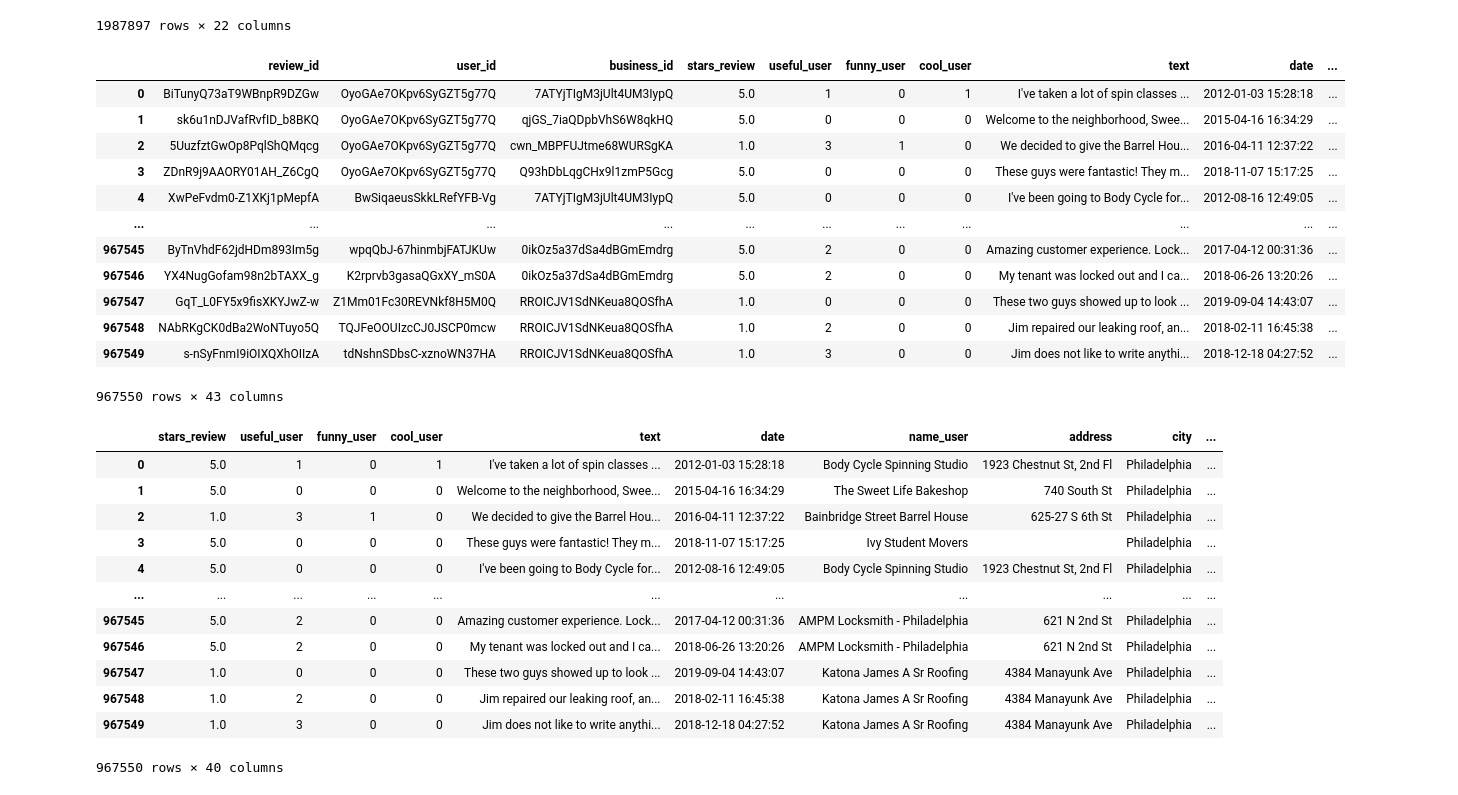
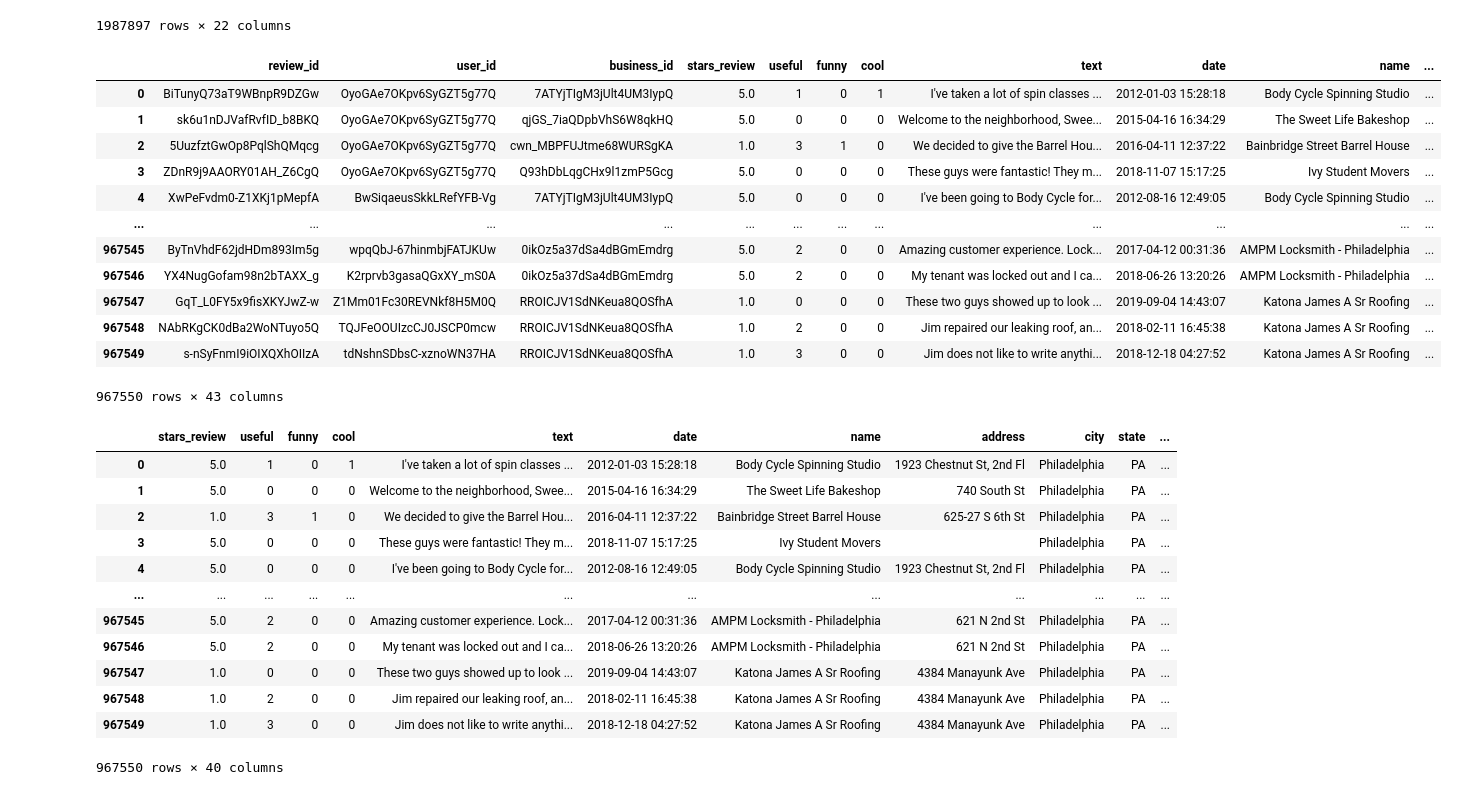
Before and after one commit to brookewu/4300Project, a Jupyter notebook: preliminary_work/data_cleaning.ipynb, the cells around one changed output. Saved outputs shown, nothing was run; the diff lists cells and outputs as text; code cells hidden in the pictures.

```diff
--- a/preliminary_work/data_cleaning.ipynb
+++ b/preliminary_work/data_cleaning.ipynb
@@ -106,38 +106,38 @@ user_df
 # %%
 user_df.to_csv("users.csv")
 # %%
-b_r_u_df = pd.merge(b_r_df, user_df, on="user_id", suffixes=("_user", ""))
+b_r_u_df = pd.merge(b_r_df, user_df, on="user_id", suffixes=("", "_user"))
 b_r_u_df
 # %% [output]
-|  | review_id | user_id | business_id | stars_review | useful_user | funny_user | cool_user | text | date | ... |
-| 0 | BiTunyQ73aT9WBnpR9DZGw | OyoGAe7OKpv6SyGZT5g77Q | 7ATYjTIgM3jUlt4UM3IypQ | 5.0 | 1 | 0 | 1 | I've taken a lot of spin classes ... | 2012-01-03 15:28:18 | ... |
-| 1 | sk6u1nDJVafRvfID_b8BKQ | OyoGAe7OKpv6SyGZT5g77Q | qjGS_7iaQDpbVhS6W8qkHQ | 5.0 | 0 | 0 | 0 | Welcome to the neighborhood, Swee... | 2015-04-16 16:34:29 | ... |
-| 2 | 5UuzfztGwOp8PqlShQMqcg | OyoGAe7OKpv6SyGZT5g77Q | cwn_MBPFUJtme68WURSgKA | 1.0 | 3 | 1 | 0 | We decided to give the Barrel Hou... | 2016-04-11 12:37:22 | ... |
-| 3 | ZDnR9j9AAORY01AH_Z6CgQ | OyoGAe7OKpv6SyGZT5g77Q | Q93hDbLqgCHx9l1zmP5Gcg | 5.0 | 0 | 0 | 0 | These guys were fantastic! They m... | 2018-11-07 15:17:25 | ... |
-| 4 | XwPeFvdm0-Z1XKj1pMepfA | BwSiqaeusSkkLRefYFB-Vg | 7ATYjTIgM3jUlt4UM3IypQ | 5.0 | 0 | 0 | 0 | I've been going to Body Cycle for... | 2012-08-16 12:49:05 | ... |
-| ... | ... | ... | ... | ... | ... | ... | ... | ... | ... | ... |
-| 967545 | ByTnVhdF62jdHDm893Im5g | wpqQbJ-67hinmbjFATJKUw | 0ikOz5a37dSa4dBGmEmdrg | 5.0 | 2 | 0 | 0 | Amazing customer experience. Lock... | 2017-04-12 00:31:36 | ... |
-| 967546 | YX4NugGofam98n2bTAXX_g | K2rprvb3gasaQGxXY_mS0A | 0ikOz5a37dSa4dBGmEmdrg | 5.0 | 2 | 0 | 0 | My tenant was locked out and I ca... | 2018-06-26 13:20:26 | ... |
-| 967547 | GqT_L0FY5x9fisXKYJwZ-w | Z1Mm01Fc30REVNkf8H5M0Q | RROICJV1SdNKeua8QOSfhA | 1.0 | 0 | 0 | 0 | These two guys showed up to look ... | 2019-09-04 14:43:07 | ... |
-| 967548 | NAbRKgCK0dBa2WoNTuyo5Q | TQJFeOOUIzcCJ0JSCP0mcw | RROICJV1SdNKeua8QOSfhA | 1.0 | 2 | 0 | 0 | Jim repaired our leaking roof, an... | 2018-02-11 16:45:38 | ... |
-| 967549 | s-nSyFnmI9iOIXQXhOIIzA | tdNshnSDbsC-xznoWN37HA | RROICJV1SdNKeua8QOSfhA | 1.0 | 3 | 0 | 0 | Jim does not like to write anythi... | 2018-12-18 04:27:52 | ... |
+|  | review_id | user_id | business_id | stars_review | useful | funny | cool | text | date | name | ... |
+| 0 | BiTunyQ73aT9WBnpR9DZGw | OyoGAe7OKpv6SyGZT5g77Q | 7ATYjTIgM3jUlt4UM3IypQ | 5.0 | 1 | 0 | 1 | I've taken a lot of spin classes ... | 2012-01-03 15:28:18 | Body Cycle Spinning Studio | ... |
+| 1 | sk6u1nDJVafRvfID_b8BKQ | OyoGAe7OKpv6SyGZT5g77Q | qjGS_7iaQDpbVhS6W8qkHQ | 5.0 | 0 | 0 | 0 | Welcome to the neighborhood, Swee... | 2015-04-16 16:34:29 | The Sweet Life Bakeshop | ... |
+| 2 | 5UuzfztGwOp8PqlShQMqcg | OyoGAe7OKpv6SyGZT5g77Q | cwn_MBPFUJtme68WURSgKA | 1.0 | 3 | 1 | 0 | We decided to give the Barrel Hou... | 2016-04-11 12:37:22 | Bainbridge Street Barrel House | ... |
+| 3 | ZDnR9j9AAORY01AH_Z6CgQ | OyoGAe7OKpv6SyGZT5g77Q | Q93hDbLqgCHx9l1zmP5Gcg | 5.0 | 0 | 0 | 0 | These guys were fantastic! They m... | 2018-11-07 15:17:25 | Ivy Student Movers | ... |
+| 4 | XwPeFvdm0-Z1XKj1pMepfA | BwSiqaeusSkkLRefYFB-Vg | 7ATYjTIgM3jUlt4UM3IypQ | 5.0 | 0 | 0 | 0 | I've been going to Body Cycle for... | 2012-08-16 12:49:05 | Body Cycle Spinning Studio | ... |
+| ... | ... | ... | ... | ... | ... | ... | ... | ... | ... | ... | ... |
+| 967545 | ByTnVhdF62jdHDm893Im5g | wpqQbJ-67hinmbjFATJKUw | 0ikOz5a37dSa4dBGmEmdrg | 5.0 | 2 | 0 | 0 | Amazing customer experience. Lock... | 2017-04-12 00:31:36 | AMPM Locksmith - Philadelphia | ... |
+| 967546 | YX4NugGofam98n2bTAXX_g | K2rprvb3gasaQGxXY_mS0A | 0ikOz5a37dSa4dBGmEmdrg | 5.0 | 2 | 0 | 0 | My tenant was locked out and I ca... | 2018-06-26 13:20:26 | AMPM Locksmith - Philadelphia | ... |
+| 967547 | GqT_L0FY5x9fisXKYJwZ-w | Z1Mm01Fc30REVNkf8H5M0Q | RROICJV1SdNKeua8QOSfhA | 1.0 | 0 | 0 | 0 | These two guys showed up to look ... | 2019-09-04 14:43:07 | Katona James A Sr Roofing | ... |
+| 967548 | NAbRKgCK0dBa2WoNTuyo5Q | TQJFeOOUIzcCJ0JSCP0mcw | RROICJV1SdNKeua8QOSfhA | 1.0 | 2 | 0 | 0 | Jim repaired our leaking roof, an... | 2018-02-11 16:45:38 | Katona James A Sr Roofing | ... |
+| 967549 | s-nSyFnmI9iOIXQXhOIIzA | tdNshnSDbsC-xznoWN37HA | RROICJV1SdNKeua8QOSfhA | 1.0 | 3 | 0 | 0 | Jim does not like to write anythi... | 2018-12-18 04:27:52 | Katona James A Sr Roofing | ... |
 967550 rows × 43 columns
 # %%
 final_cleaned = b_r_u_df.drop(["business_id", "user_id", "review_id"], axis=1)
 final_cleaned
 # %% [output]
-|  | stars_review | useful_user | funny_user | cool_user | text | date | name_user | address | city | ... |
-| 0 | 5.0 | 1 | 0 | 1 | I've taken a lot of spin classes ... | 2012-01-03 15:28:18 | Body Cycle Spinning Studio | 1923 Chestnut St, 2nd Fl | Philadelphia | ... |
-| 1 | 5.0 | 0 | 0 | 0 | Welcome to the neighborhood, Swee... | 2015-04-16 16:34:29 | The Sweet Life Bakeshop | 740 South St | Philadelphia | ... |
-| 2 | 1.0 | 3 | 1 | 0 | We decided to give the Barrel Hou... | 2016-04-11 12:37:22 | Bainbridge Street Barrel House | 625-27 S 6th St | Philadelphia | ... |
-| 3 | 5.0 | 0 | 0 | 0 | These guys were fantastic! They m... | 2018-11-07 15:17:25 | Ivy Student Movers |  | Philadelphia | ... |
-| 4 | 5.0 | 0 | 0 | 0 | I've been going to Body Cycle for... | 2012-08-16 12:49:05 | Body Cycle Spinning Studio | 1923 Chestnut St, 2nd Fl | Philadelphia | ... |
-| ... | ... | ... | ... | ... | ... | ... | ... | ... | ... | ... |
-| 967545 | 5.0 | 2 | 0 | 0 | Amazing customer experience. Lock... | 2017-04-12 00:31:36 | AMPM Locksmith - Philadelphia | 621 N 2nd St | Philadelphia | ... |
-| 967546 | 5.0 | 2 | 0 | 0 | My tenant was locked out and I ca... | 2018-06-26 13:20:26 | AMPM Locksmith - Philadelphia | 621 N 2nd St | Philadelphia | ... |
-| 967547 | 1.0 | 0 | 0 | 0 | These two guys showed up to look ... | 2019-09-04 14:43:07 | Katona James A Sr Roofing | 4384 Manayunk Ave | Philadelphia | ... |
-| 967548 | 1.0 | 2 | 0 | 0 | Jim repaired our leaking roof, an... | 2018-02-11 16:45:38 | Katona James A Sr Roofing | 4384 Manayunk Ave | Philadelphia | ... |
-| 967549 | 1.0 | 3 | 0 | 0 | Jim does not like to write anythi... | 2018-12-18 04:27:52 | Katona James A Sr Roofing | 4384 Manayunk Ave | Philadelphia | ... |
+|  | stars_review | useful | funny | cool | text | date | name | address | city | state | ... |
+| 0 | 5.0 | 1 | 0 | 1 | I've taken a lot of spin classes ... | 2012-01-03 15:28:18 | Body Cycle Spinning Studio | 1923 Chestnut St, 2nd Fl | Philadelphia | PA | ... |
+| 1 | 5.0 | 0 | 0 | 0 | Welcome to the neighborhood, Swee... | 2015-04-16 16:34:29 | The Sweet Life Bakeshop | 740 South St | Philadelphia | PA | ... |
+| 2 | 1.0 | 3 | 1 | 0 | We decided to give the Barrel Hou... | 2016-04-11 12:37:22 | Bainbridge Street Barrel House | 625-27 S 6th St | Philadelphia | PA | ... |
+| 3 | 5.0 | 0 | 0 | 0 | These guys were fantastic! They m... | 2018-11-07 15:17:25 | Ivy Student Movers |  | Philadelphia | PA | ... |
+| 4 | 5.0 | 0 | 0 | 0 | I've been going to Body Cycle for... | 2012-08-16 12:49:05 | Body Cycle Spinning Studio | 1923 Chestnut St, 2nd Fl | Philadelphia | PA | ... |
+| ... | ... | ... | ... | ... | ... | ... | ... | ... | ... | ... | ... |
+| 967545 | 5.0 | 2 | 0 | 0 | Amazing customer experience. Lock... | 2017-04-12 00:31:36 | AMPM Locksmith - Philadelphia | 621 N 2nd St | Philadelphia | PA | ... |
+| 967546 | 5.0 | 2 | 0 | 0 | My tenant was locked out and I ca... | 2018-06-26 13:20:26 | AMPM Locksmith - Philadelphia | 621 N 2nd St | Philadelphia | PA | ... |
+| 967547 | 1.0 | 0 | 0 | 0 | These two guys showed up to look ... | 2019-09-04 14:43:07 | Katona James A Sr Roofing | 4384 Manayunk Ave | Philadelphia | PA | ... |
+| 967548 | 1.0 | 2 | 0 | 0 | Jim repaired our leaking roof, an... | 2018-02-11 16:45:38 | Katona James A Sr Roofing | 4384 Manayunk Ave | Philadelphia | PA | ... |
+| 967549 | 1.0 | 3 | 0 | 0 | Jim does not like to write anythi... | 2018-12-18 04:27:52 | Katona James A Sr Roofing | 4384 Manayunk Ave | Philadelphia | PA | ... |
 967550 rows × 40 columns
 # %%
 final_cleaned.to_csv("data.csv")
```
Also changed, not shown: parts of 1 cell of this notebook, 1 other file.
